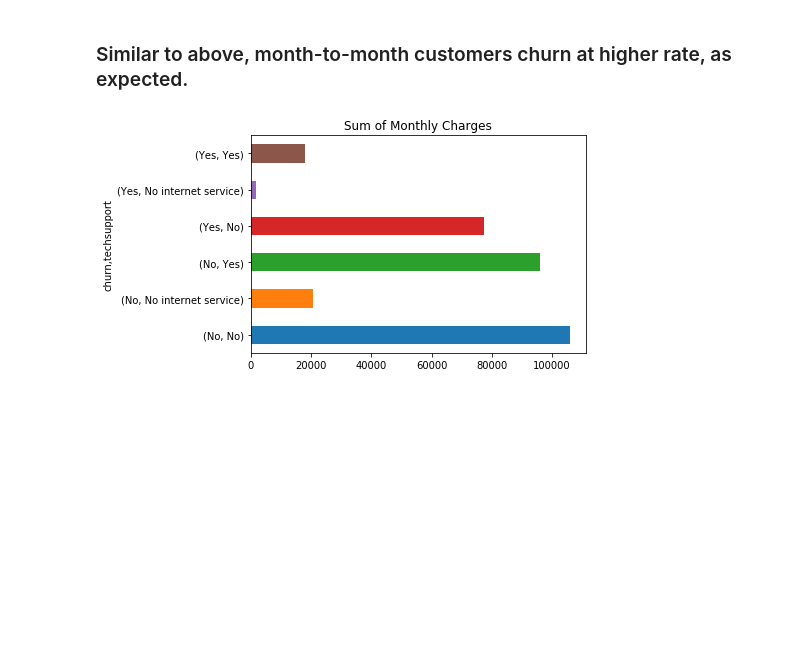
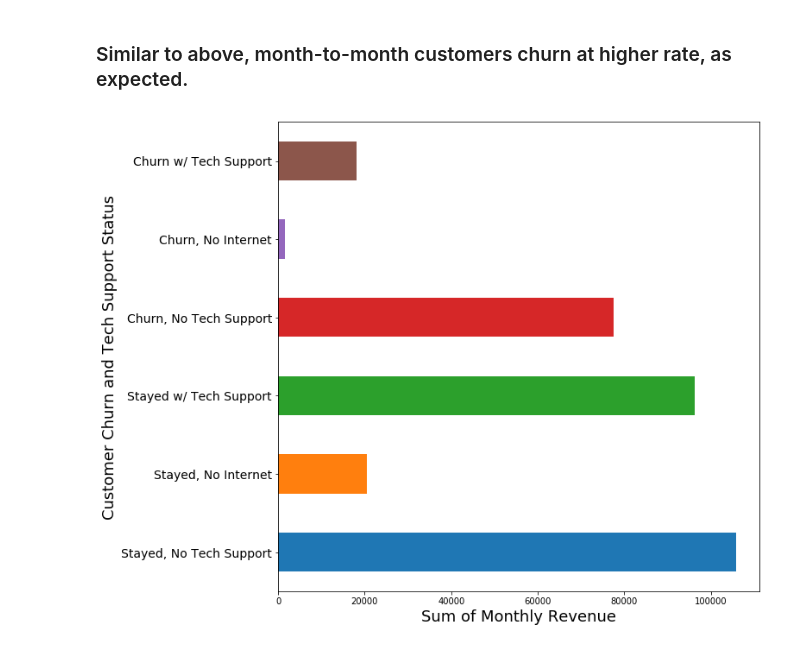
Before and after one commit to josephburton06/telco_customer_churn, a Jupyter notebook: visualizations_telco_churn.ipynb, the cells around one changed output. Cells and saved outputs as stored; diff of their text form; code cells hidden in the pictures; blank space fills up the shorter version.

Commit message:
Fix rev graph

```diff
--- a/visualizations_telco_churn.ipynb
+++ b/visualizations_telco_churn.ipynb
@@ -85,5 +82,9 @@ df1 = train.groupby(['churn', 'techsupport'])['monthlycharges'].sum()
-# %%
-df1.plot.barh(title = 'Sum of Monthly Charges')
-plt.show()
-# %% [output]
-[figure, removed]
+# %%
+ax = df1.plot.barh(figsize=(10,10))
+# ax.title('Sum of Monthly Charges')
+ax.set_yticklabels(['Stayed, No Tech Support', 'Stayed, No Internet', 'Stayed w/ Tech Support', 'Churn, No Tech Support', 'Churn, No Internet', 'Churn w/ Tech Support'], fontsize=14)
+ax.set_ylabel('Customer Churn and Tech Support Status', fontsize=18)
+ax.set_xlabel('Sum of Monthly Revenue', fontsize=18)
+plt.show()
+# %% [output]
+[figure, added]
```
Also changed, not shown: parts of 2 cells of this notebook.
